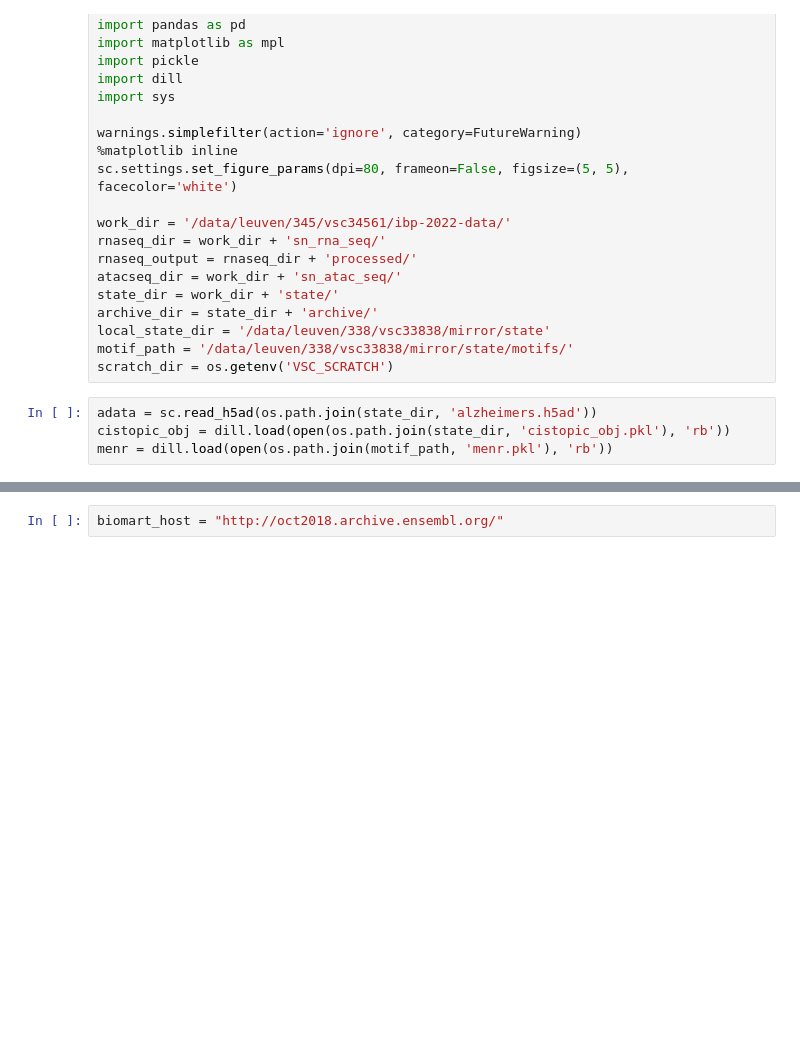
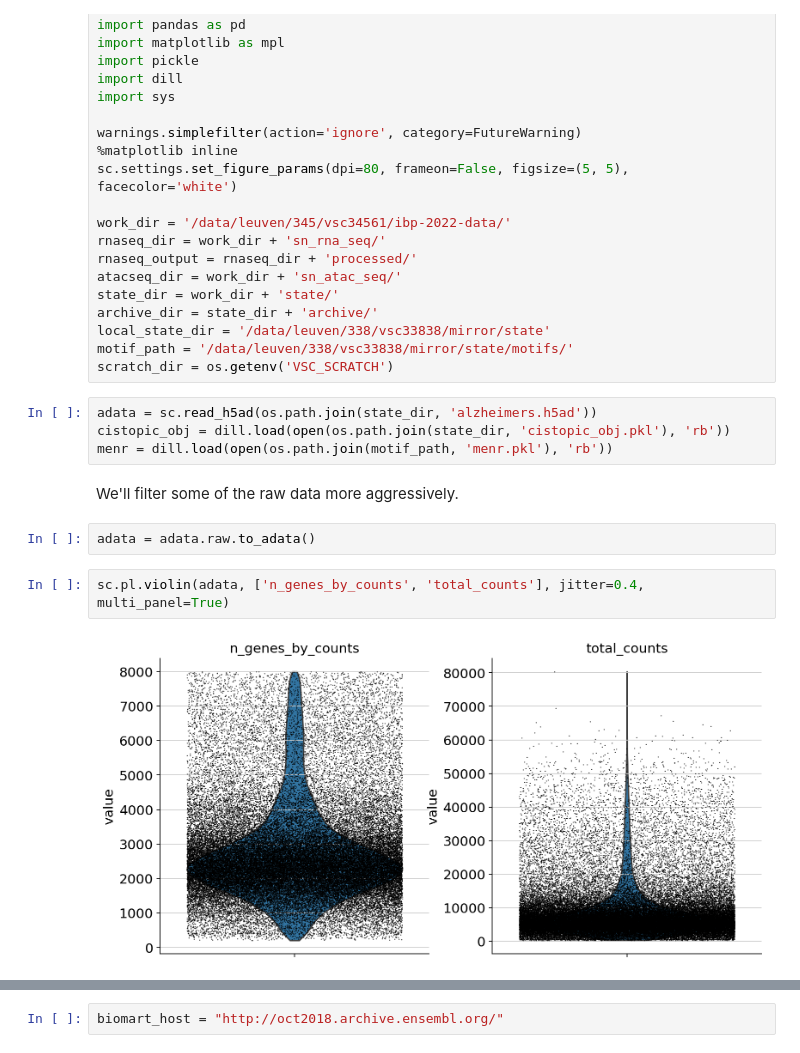
Before and after one commit to hanimustafa/ibp-2022, a Jupyter notebook: SCENIC+ Gene Inference.ipynb, the cells around one changed output, grey strips where cells are left out. Saved outputs shown, nothing was run; the diff lists cells and outputs as text; blank space fills up the shorter version.

```diff
--- a/SCENIC+ Gene Inference.ipynb
+++ b/SCENIC+ Gene Inference.ipynb
@@ -26,3 +26,11 @@ scratch_dir = os.getenv('VSC_SCRATCH')
 adata = sc.read_h5ad(os.path.join(state_dir, 'alzheimers.h5ad'))
 cistopic_obj = dill.load(open(os.path.join(state_dir, 'cistopic_obj.pkl'), 'rb'))
 menr = dill.load(open(os.path.join(motif_path, 'menr.pkl'), 'rb'))
+# %% [markdown]
+We'll filter some of the raw data more aggressively.
+# %%
+adata = adata.raw.to_adata()
+# %%
+sc.pl.violin(adata, ['n_genes_by_counts', 'total_counts'], jitter=0.4, multi_panel=True)
+# %% [output]
+[figure, added]
```
Also changed, not shown: parts of 4 cells of this notebook, 8 other files.
